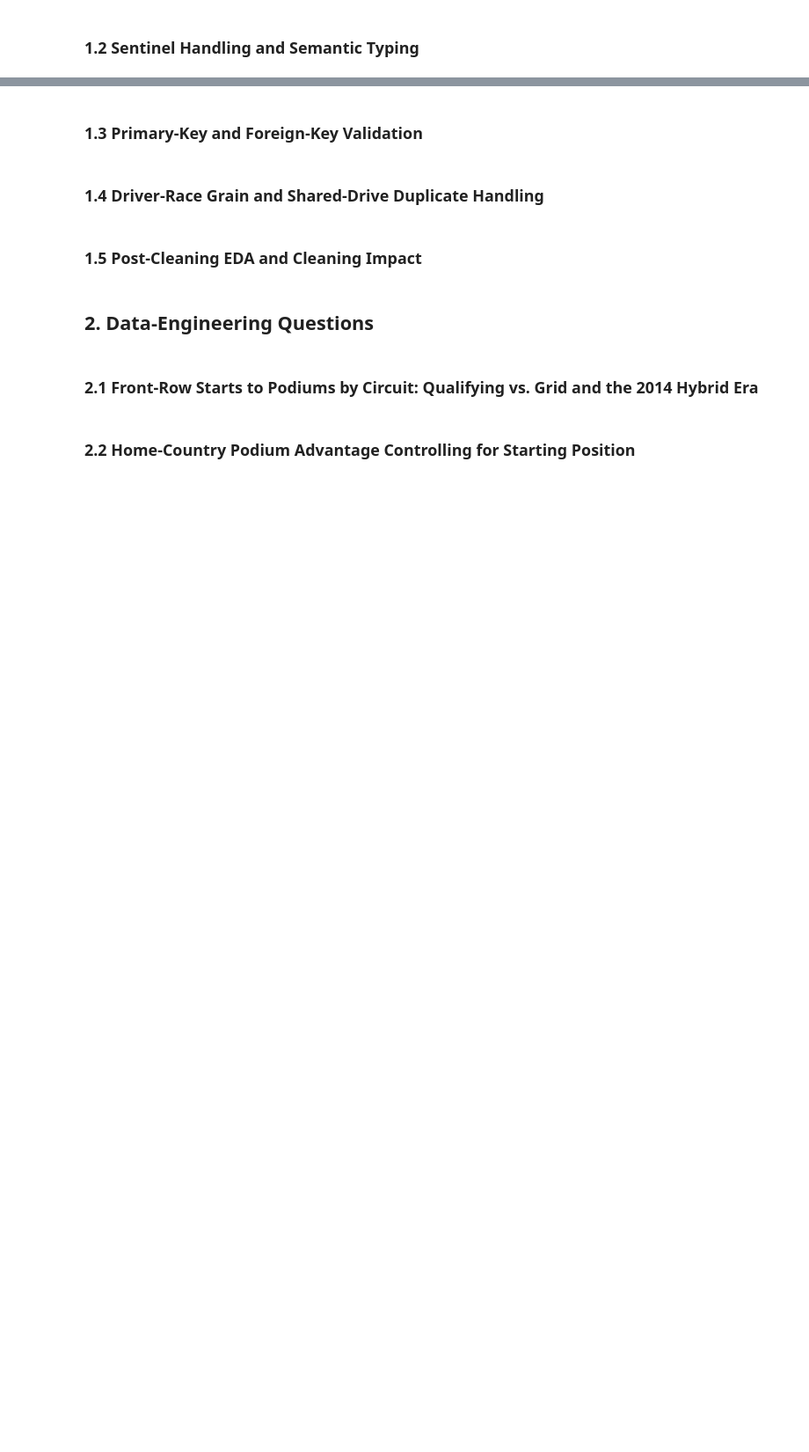
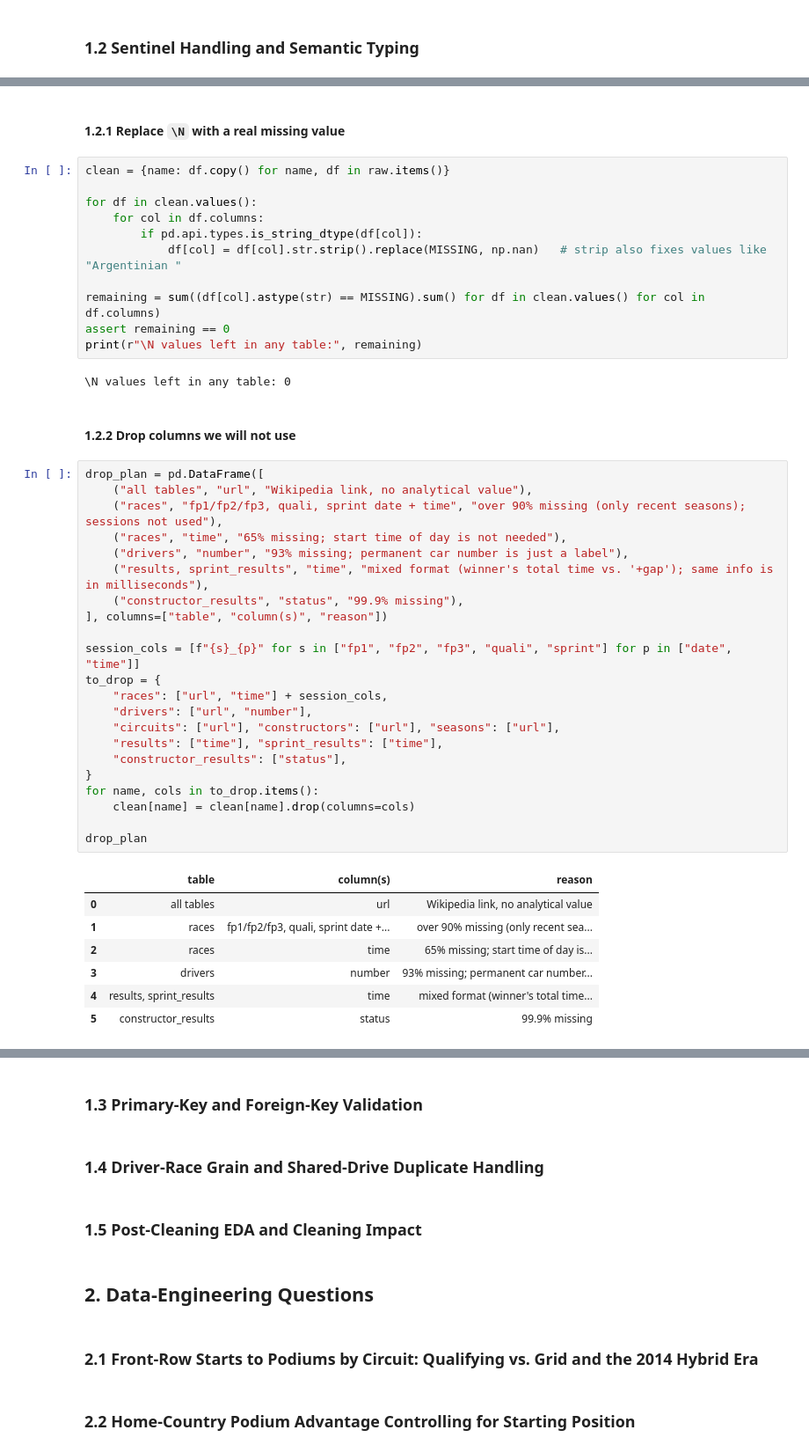
Before and after one commit to Seif2005/ACL2-Project, a Jupyter notebook: Main.ipynb, the cells around one changed output, grey strips where cells are left out. Shown at 88% size. Drawn from its saved outputs; the diff is of its cells as text; blank space fills up the shorter version.

```diff
--- a/Main.ipynb
+++ b/Main.ipynb
@@ -252,0 +262,47 @@ Grid differs from qualifying position: 23%
+# %% [markdown]
+#### 1.2.1 Replace `\N` with a real missing value
+# %%
+clean = {name: df.copy() for name, df in raw.items()}
+
+for df in clean.values():
+    for col in df.columns:
+        if pd.api.types.is_string_dtype(df[col]):
+            df[col] = df[col].str.strip().replace(MISSING, np.nan)   # strip also fixes values like "Argentinian "
+
+remaining = sum((df[col].astype(str) == MISSING).sum() for df in clean.values() for col in df.columns)
+assert remaining == 0
+print(r"\N values left in any table:", remaining)
+# %% [output]
+\N values left in any table: 0
+# %% [markdown]
+#### 1.2.2 Drop columns we will not use
+# %%
+drop_plan = pd.DataFrame([
+    ("all tables", "url", "Wikipedia link, no analytical value"),
+    ("races", "fp1/fp2/fp3, quali, sprint date + time", "over 90% missing (only recent seasons); sessions not used"),
+    ("races", "time", "65% missing; start time of day is not needed"),
+    ("drivers", "number", "93% missing; permanent car number is just a label"),
+    ("results, sprint_results", "time", "mixed format (winner's total time vs. '+gap'); same info is in milliseconds"),
+    ("constructor_results", "status", "99.9% missing"),
+], columns=["table", "column(s)", "reason"])
+
+session_cols = [f"{s}_{p}" for s in ["fp1", "fp2", "fp3", "quali", "sprint"] for p in ["date", "time"]]
+to_drop = {
+    "races": ["url", "time"] + session_cols,
+    "drivers": ["url", "number"],
+    "circuits": ["url"], "constructors": ["url"], "seasons": ["url"],
+    "results": ["time"], "sprint_results": ["time"],
+    "constructor_results": ["status"],
+}
+for name, cols in to_drop.items():
+    clean[name] = clean[name].drop(columns=cols)
+
+drop_plan
+# %% [output]
+|  | table | column(s) | reason |
+| 0 | all tables | url | Wikipedia link, no analytical value |
+| 1 | races | fp1/fp2/fp3, quali, sprint date +... | over 90% missing (only recent sea... |
+| 2 | races | time | 65% missing; start time of day is... |
+| 3 | drivers | number | 93% missing; permanent car number... |
+| 4 | results, sprint_results | time | mixed format (winner's total time... |
+| 5 | constructor_results | status | 99.9% missing |
```
Also changed, not shown: parts of 18 cells of this notebook.
